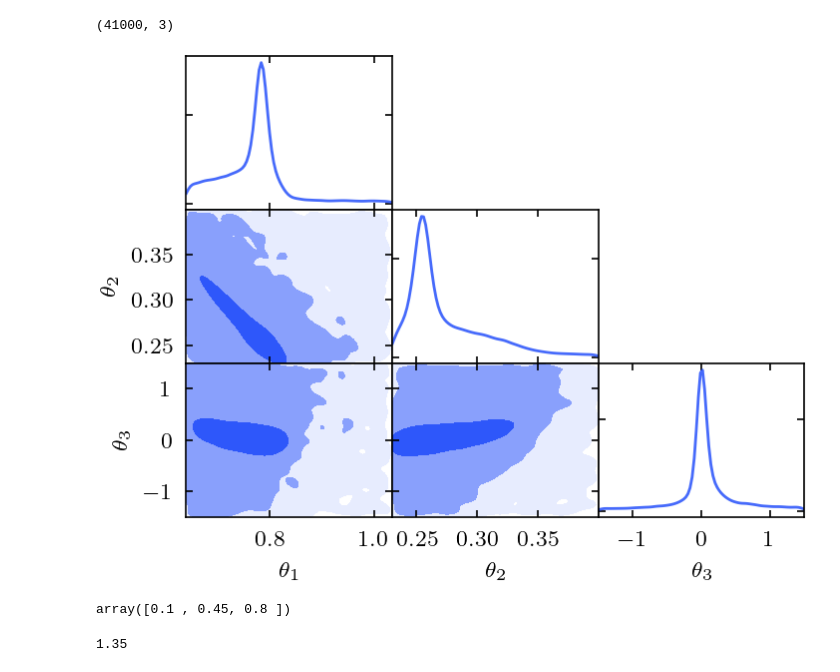
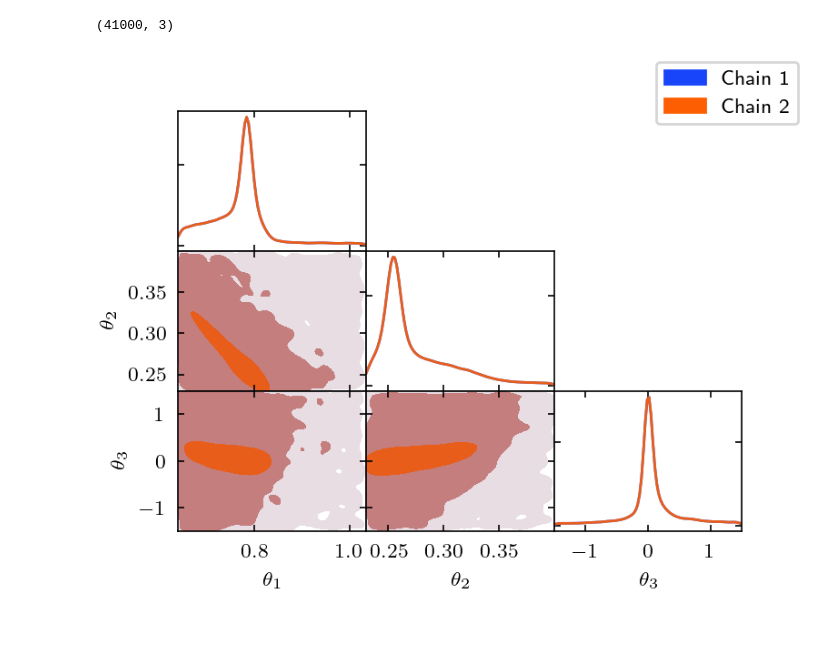
Before and after one commit to llinke1/niceplots, a Jupyter notebook: tryout/cornerplots.ipynb, the cells around one changed output. Drawn from its saved outputs; the diff is of its cells as text; code cells hidden in the pictures; blank space fills up the shorter version.

```diff
--- a/tryout/cornerplots.ipynb
+++ b/tryout/cornerplots.ipynb
@@ -76,3 +104,12 @@ def add_hist(ax, x, priorsX, color='k', alpha=1.0):
+# %%
+def hide_unused_axes(axs, lower_triangle=True):
+    Nparams = len(axs)
+    for i in range(Nparams):
+        for j in range(Nparams):
+            if i < j and lower_triangle:
+                axs[i, j].axis("off")
+            elif i > j and not lower_triangle:
+                axs[i, j].axis("off")
 # %%
 color='C0'
 
@@ -80,48 +117,45 @@ color='C0'
 fig, axs = plt.subplots(Nparams, Nparams)
 plt.subplots_adjust(hspace=0.0, wspace=0.0)
 
 for i in range(Nparams):
-    y=chain[:,i]
     y_par_name=param_names[i]
     y_prior=priors[y_par_name]
 
     for j in range(Nparams):
-        x=chain[:,j]
         x_par_name=param_names[j]
         x_prior=priors[x_par_name]
 
         # Set axis limits
         axs[i, j].set_xlim(x_prior[0], x_prior[1])
 
         if i!=j:
             axs[i, j].set_ylim(y_prior[0], y_prior[1])
 
         # Set axis labels
         if (i==Nparams-1):
             axs[i, j].set_xlabel(x_par_name)
         else:
             axs[i, j].set_xticklabels([])
 
         if (j==0) and  (i!=0):
             axs[i, j].set_ylabel(y_par_name)
         else:
             axs[i, j].set_yticklabels([])
 
-        # Do plots
-        if i == j:
-            add_hist(axs[i, j], y, y_prior, color=color)
-        elif i>j:
-            add_contour(axs[i, j], x, y, x_prior, y_prior, color=color)
 
-        else:
-            axs[i,j].axis("off")
+# Add the chain
+handles=[]
+handles.append(add_chain(axs, chain, param_names, priors, lower_triangle=True,
+                         color='C0', probs=np.array([0.68, 0.95, 0.997]),
+                         alpha_min=0.1, alpha_max=0.8, label='Chain 1'))
+handles.append(add_chain(axs, chain, param_names, priors, lower_triangle=True,
+                         color='C1', probs=np.array([0.68, 0.95, 0.997]),
+                         alpha_min=0.1, alpha_max=0.8, label="Chain 2"))
+
+# Remove None handles (if label=None)
+handles = [h for h in handles if h is not None]
+fig.legend(handles=handles, labels=[h.get_label() for h in handles])
+
+hide_unused_axes(axs, lower_triangle=True)
 # %% [output]
-[figure, old version]
+[figure, new version]
-# %%
-np.linspace(0.1, 0.8, 3)
-# %% [output]
-array([0.1 , 0.45, 0.8 ])
-# %%
-0.1+0.45+0.8
-# %% [output]
-1.35
```
Also changed, not shown: parts of 2 cells of this notebook.
